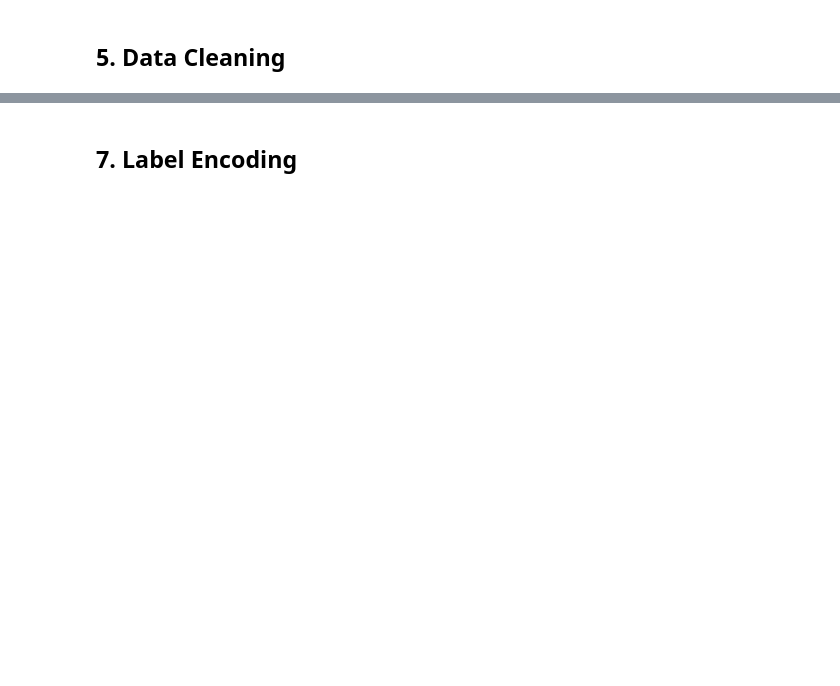
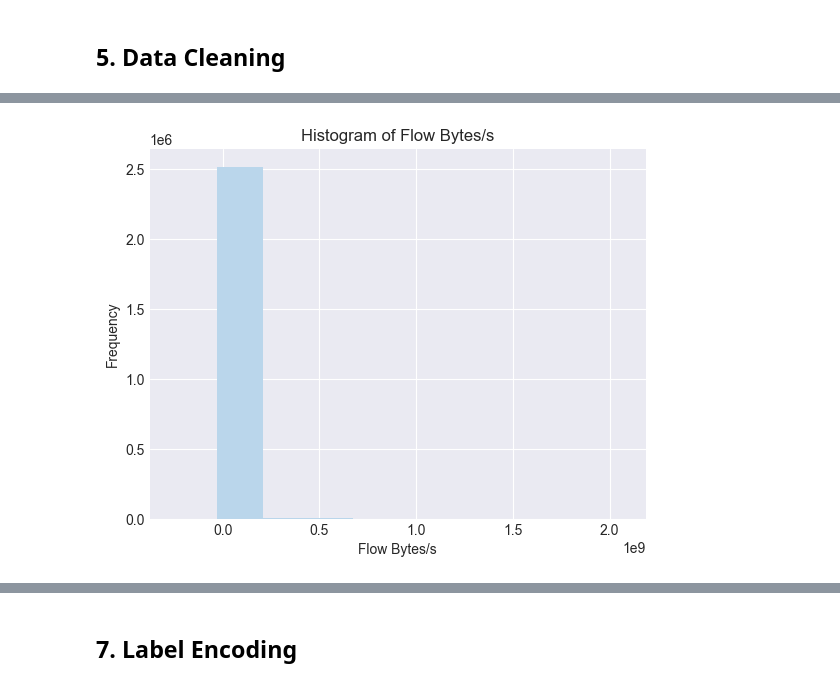
Before and after one commit to ghadamhadhbi/intrusion-detection-system, a Jupyter notebook: notebooks/02_data_preprocessing.ipynb, the cells around one changed output, grey strips where cells are left out. Saved outputs shown, nothing was run; the diff lists cells and outputs as text; code cells hidden in the pictures; blank space fills up the shorter version.

```diff
--- a/notebooks/02_data_preprocessing.ipynb
+++ b/notebooks/02_data_preprocessing.ipynb
@@ -172,0 +314,9 @@ plt.show()
+# %%
+colors = sns.color_palette('Blues')
+plt.hist(data['Flow Bytes/s'], color = colors[1])
+plt.title('Histogram of Flow Bytes/s')
+plt.xlabel('Flow Bytes/s')
+plt.ylabel('Frequency')
+plt.show()
+# %% [output]
+[figure, added]
```
Also changed, not shown: parts of 58 cells of this notebook, 2 other files.
